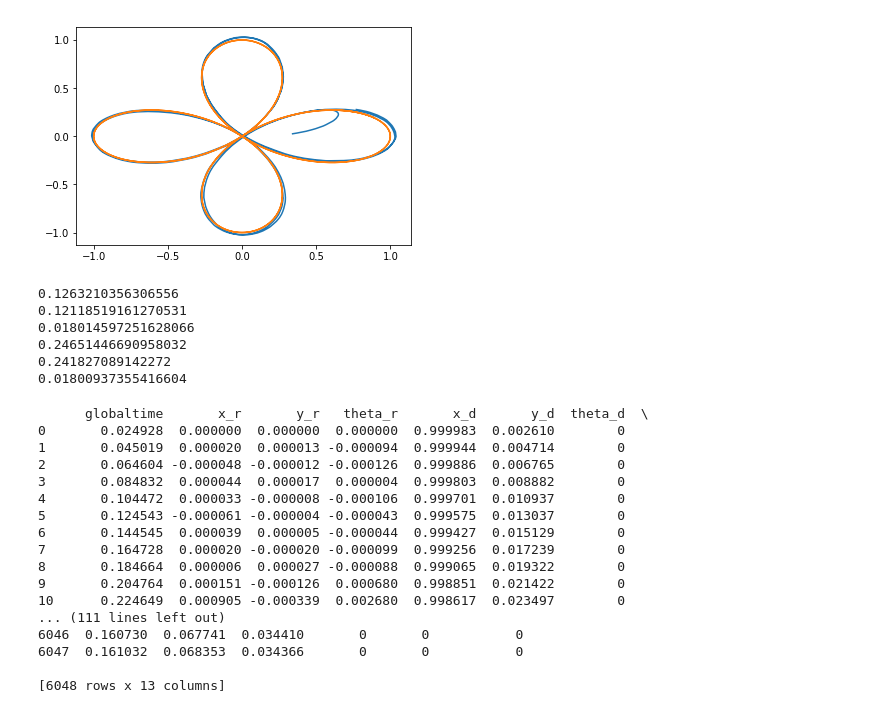
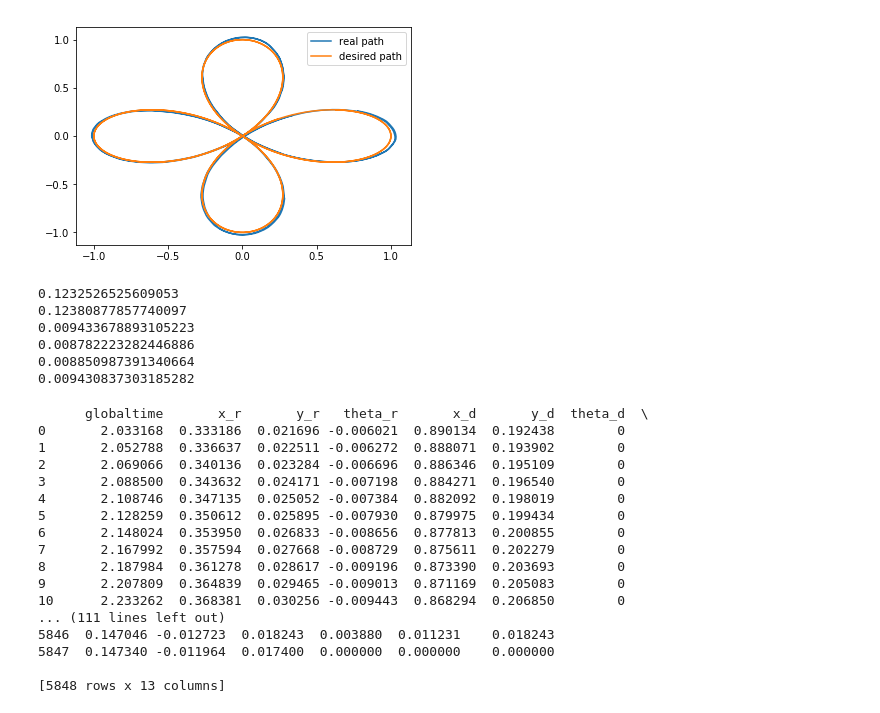
Before and after one commit to dyerbm/OmniWheel, a Jupyter notebook: 3WD-Omniwheel/VICON Data/Data_Processing.ipynb, the cells around one changed output. Saved outputs shown, nothing was run; the diff lists cells and outputs as text; code cells hidden in the pictures.

```diff
--- a/3WD-Omniwheel/VICON Data/Data_Processing.ipynb
+++ b/3WD-Omniwheel/VICON Data/Data_Processing.ipynb
@@ -5,7 +9,7 @@ import pandas as pd
 # %%
 #Import data for processing
 
-filename = "./20-08-2020/SMC_4rose_3.xlsx"
+filename = "./20-08-2020/SMC_4rose_2.xlsx"
 data = pd.read_excel(filename,
                     names = ["globaltime","dt",'rb1x','rb1y','rb1z','rb2x','rb2y','rb2z',
                             'rb3x','rb3y','rb3z','rb4x','rb4y','rb4z','rb5x','rb5y','rb5z',
@@ -86,8 +90,8 @@ pdata.insert(12,'e_theta_nt',np.zeros(len(pdata['x_r'])))
 Chopnum=100
 Min_index = 0
 
-for i in range(Chopnum, len(pdata['x_r'])-Chopnum-1): #Minimize total RMSE
-    print(i)
+for i in tqdm(range(Chopnum, len(pdata['x_r'])-Chopnum-1)): #Minimize total RMSE
+    #print(i)
     temp = ((pdata.at[i,'x_r']-pdata[i-Chopnum:i+Chopnum]['x_d'])**2
                + (pdata.at[i,'y_r']-pdata[i-Chopnum:i+Chopnum]['y_d'])**2
                + (pdata.at[i,'theta_r']-pdata[i-Chopnum:i+Chopnum]['theta_d'])**2)
@@ -102,3 +106,4 @@ for i in range (len(pdata['theta_r'])-Chopnum,len(pdata['theta_r'])): #cut off t
     pdata = pdata.drop(i)
 for i in range(0, Chopnum):
     pdata = pdata.drop(i)
+pdata.index-=Chopnum
@@ -143,3 +110,7 @@ Use 'series.values.argmin' to get the position of the minimum now.
+# %%
+for i in range(0, 200):
+    pdata = pdata.drop(i)
+pdata.index-=200
 # %%
 RMSE_x = np.sqrt(sum(pdata['e_x']**2)/len(pdata['e_x']))
 RMSE_y = np.sqrt(sum(pdata['e_y']**2)/len(pdata['e_y']))
@@ -151,16 +122,17 @@ RMSE_theta_nt = np.sqrt(sum(pdata['e_theta_nt']**2)/len(pdata['e_theta']))
 # %%
 ax = plt.subplot(1,1,1)
 #pdata['x_d'][0] = 0
 ax.plot(pdata['x_r'],pdata['y_r'],pdata['x_d'],pdata['y_d'])
+ax.legend(['real path', 'desired path'])
 #ax.plot(pdata.iloc[0]['x_d'],pdata.iloc[0]['y_d'],linewidth=6)
 #print(pdata.iloc[0]['x_d'])
 #print(pdata.iloc[0]['y_d'])
 #print(np.arctan2(y_mid[0],x_mid[0])*180/np.pi)
 #plt.plot(pdata['x_r'],pdata['y_r'],pdata['x_d'],pdata['y_d'])
 #plt.plot(pdata[0]['x_d'],pdata[0]['y_d'])
 plt.show()
 # %% [output]
-[figure, old version]
+[figure, new version]
 # %%
 print(RMSE_x)
 print(RMSE_y)
@@ -170,29 +142,29 @@ print(RMSE_x_nt)
 print(RMSE_y_nt)
 print(RMSE_theta_nt)
 # %% [output]
-0.1263210356306556
-0.12118519161270531
-0.018014597251628066
-0.24651446690958032
-0.241827089142272
-0.01800937355416604
+0.1232526525609053
+0.12380877857740097
+0.009433678893105223
+0.008782223282446886
+0.008850987391340664
+0.009430837303185282
 # %%
 print(pdata)
 # %% [output]
       globaltime       x_r       y_r   theta_r       x_d       y_d  theta_d  \
-0       0.024928  0.000000  0.000000  0.000000  0.999983  0.002610        0
-1       0.045019  0.000020  0.000013 -0.000094  0.999944  0.004714        0
-2       0.064604 -0.000048 -0.000012 -0.000126  0.999886  0.006765        0
-3       0.084832  0.000044  0.000017  0.000004  0.999803  0.008882        0
-4       0.104472  0.000033 -0.000008 -0.000106  0.999701  0.010937        0
-5       0.124543 -0.000061 -0.000004 -0.000043  0.999575  0.013037        0
-6       0.144545  0.000039  0.000005 -0.000044  0.999427  0.015129        0
-7       0.164728  0.000020 -0.000020 -0.000099  0.999256  0.017239        0
-8       0.184664  0.000006  0.000027 -0.000088  0.999065  0.019322        0
-9       0.204764  0.000151 -0.000126  0.000680  0.998851  0.021422        0
-10      0.224649  0.000905 -0.000339  0.002680  0.998617  0.023497        0
+0       2.033168  0.333186  0.021696 -0.006021  0.890134  0.192438        0
+1       2.052788  0.336637  0.022511 -0.006272  0.888071  0.193902        0
+2       2.069066  0.340136  0.023284 -0.006696  0.886346  0.195109        0
+3       2.088500  0.343632  0.024171 -0.007198  0.884271  0.196540        0
+4       2.108746  0.347135  0.025052 -0.007384  0.882092  0.198019        0
+5       2.128259  0.350612  0.025895 -0.007930  0.879975  0.199434        0
+6       2.148024  0.353950  0.026833 -0.008656  0.877813  0.200855        0
+7       2.167992  0.357594  0.027668 -0.008729  0.875611  0.202279        0
+8       2.187984  0.361278  0.028617 -0.009196  0.873390  0.203693        0
+9       2.207809  0.364839  0.029465 -0.009013  0.871169  0.205083        0
+10      2.233262  0.368381  0.030256 -0.009443  0.868294  0.206850        0
 ... (111 lines left out)
-6046  0.160730  0.067741  0.034410       0       0           0
-6047  0.161032  0.068353  0.034366       0       0           0
+5846  0.147046 -0.012723  0.018243  0.003880  0.011231    0.018243
+5847  0.147340 -0.011964  0.017400  0.000000  0.000000    0.000000
 
-[6048 rows x 13 columns]
+[5848 rows x 13 columns]
```
Also changed, not shown: parts of 5 cells of this notebook.
